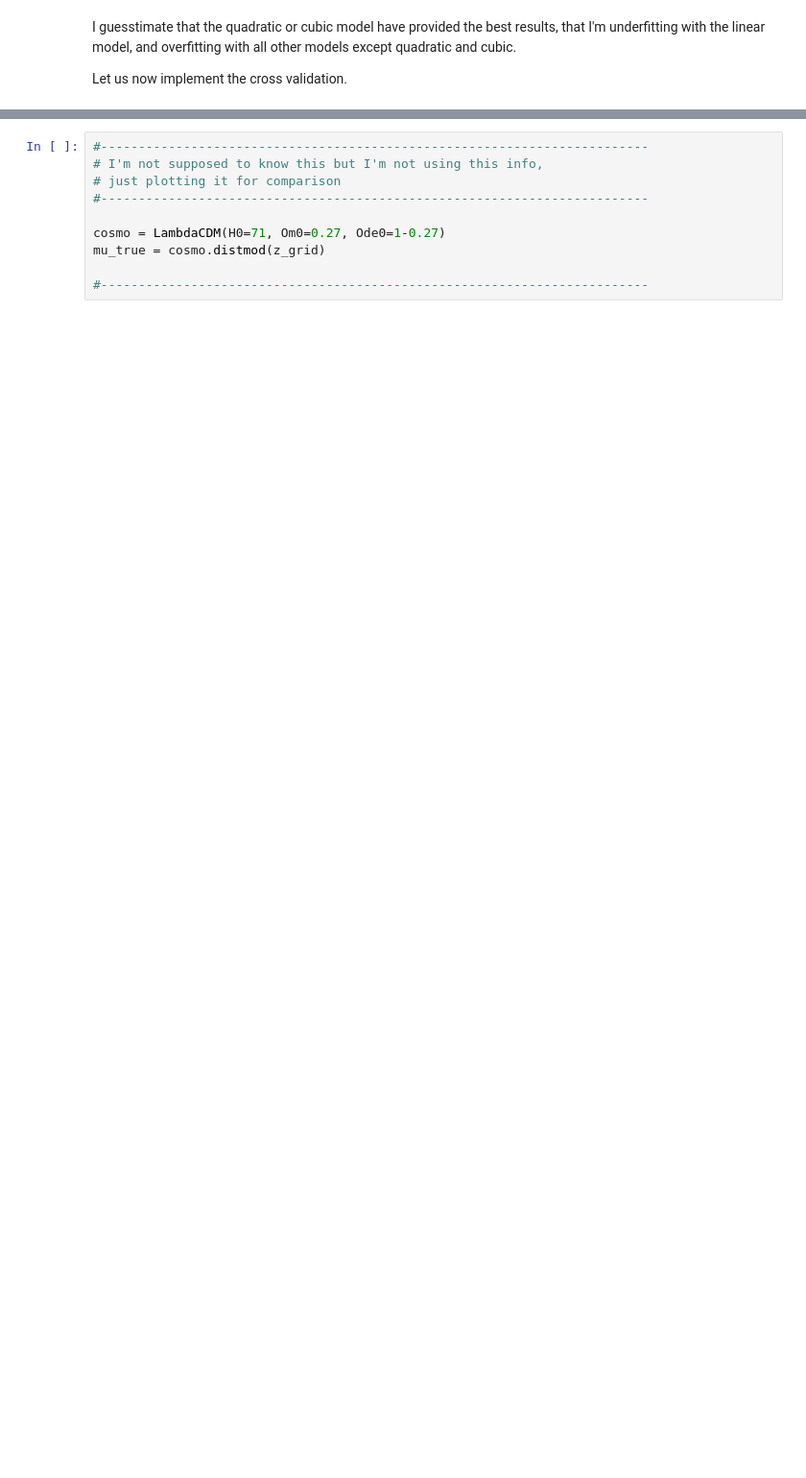
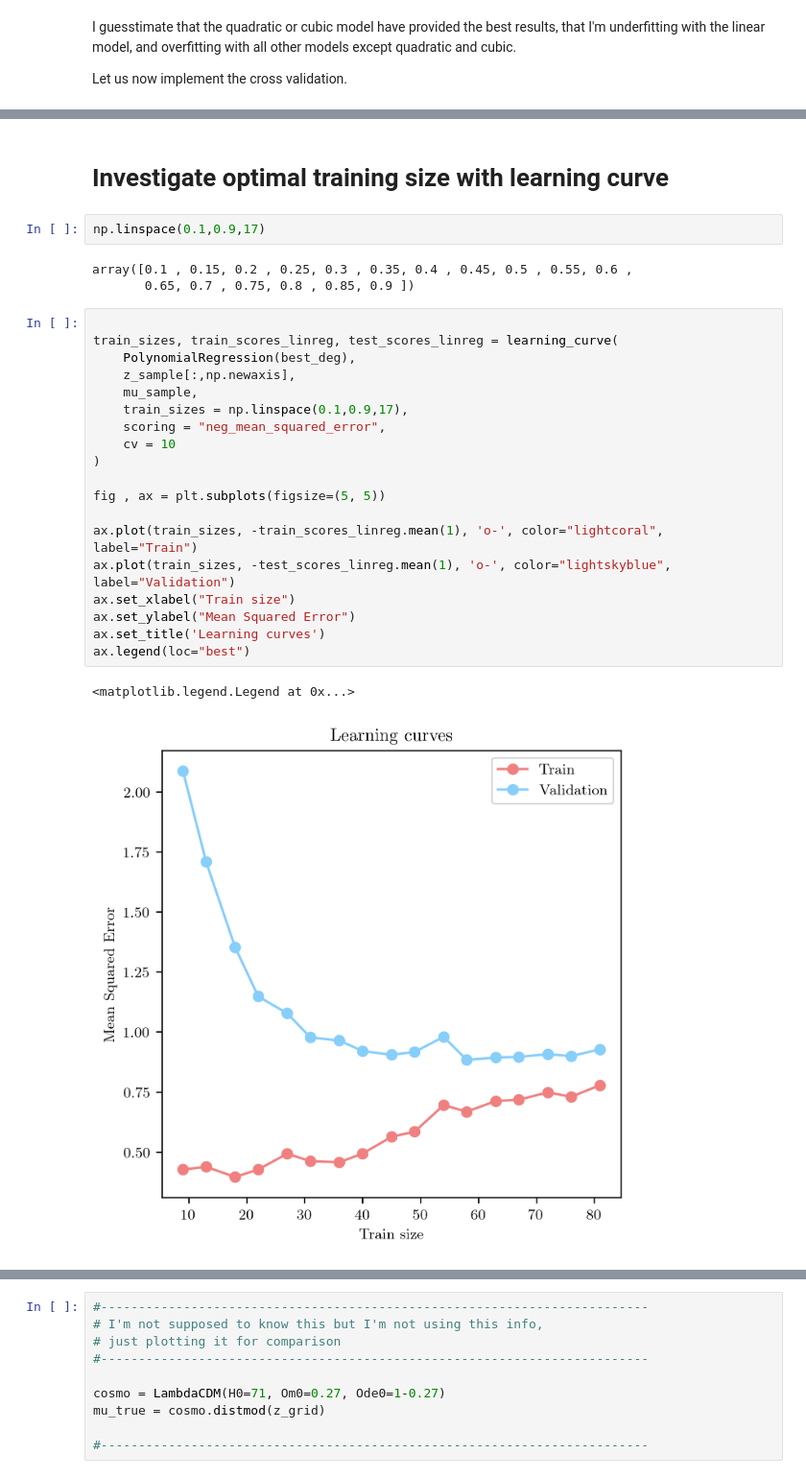
Before and after one commit to Andrea-Pierini/astrostatistics_bicocca_2022-1, a Jupyter notebook: working/L17.ipynb, the cells around one changed output, grey strips where cells are left out. Shown at 96% size. Drawn from its saved outputs; the diff is of its cells as text; blank space fills up the shorter version.

```diff
--- a/working/L17.ipynb
+++ b/working/L17.ipynb
@@ -314,0 +325,29 @@ _ = ax.legend(frameon=True, framealpha=1, fancybox=False, edgecolor='black', loc
+# %% [markdown]
+# Investigate optimal training size with learning curve
+# %%
+np.linspace(0.1,0.9,17)
+# %% [output]
+array([0.1 , 0.15, 0.2 , 0.25, 0.3 , 0.35, 0.4 , 0.45, 0.5 , 0.55, 0.6 ,
+       0.65, 0.7 , 0.75, 0.8 , 0.85, 0.9 ])
+# %%
+
+train_sizes, train_scores_linreg, test_scores_linreg = learning_curve(
+    PolynomialRegression(best_deg),
+    z_sample[:,np.newaxis],
+    mu_sample,
+    train_sizes = np.linspace(0.1,0.9,17),
+    scoring = "neg_mean_squared_error",
+    cv = 10
+)
+
+fig , ax = plt.subplots(figsize=(5, 5))
+
+ax.plot(train_sizes, -train_scores_linreg.mean(1), 'o-', color="lightcoral", label="Train")
+ax.plot(train_sizes, -test_scores_linreg.mean(1), 'o-', color="lightskyblue", label="Validation")
+ax.set_xlabel("Train size")
+ax.set_ylabel("Mean Squared Error")
+ax.set_title('Learning curves')
+ax.legend(loc="best")
+# %% [output]
+<matplotlib.legend.Legend at 0x...>
+[figure, added]
```
Also changed, not shown: parts of 22 cells of this notebook, 14 other files.
